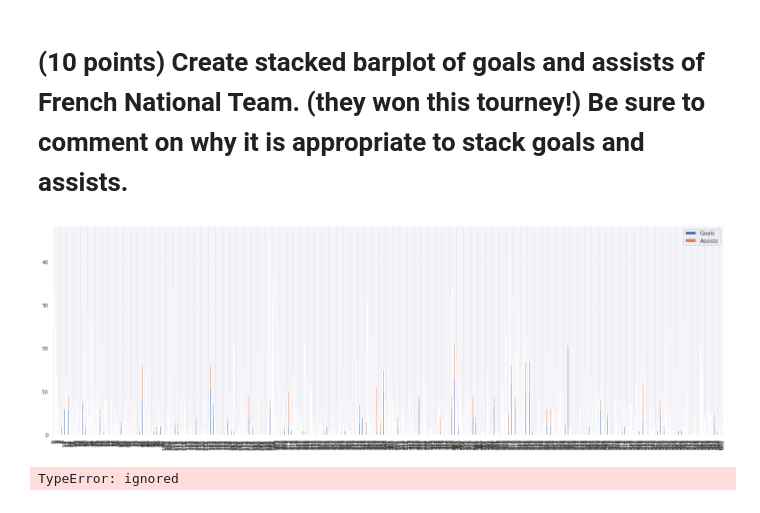
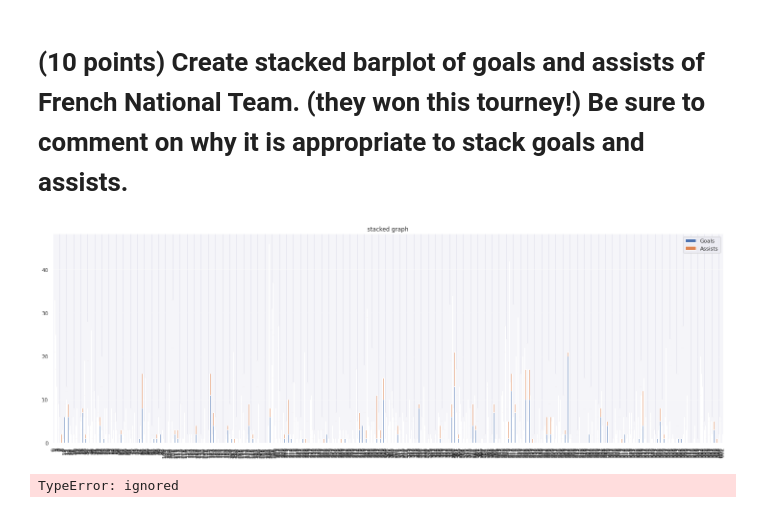
Before and after one commit to sovikapoudel/Data-Visualiation-Spring-2022, a Jupyter notebook: Exam3.ipynb, the cells around one changed output. Saved outputs shown, nothing was run; the diff lists cells and outputs as text; code cells hidden in the pictures.

```diff
--- a/Exam3.ipynb
+++ b/Exam3.ipynb
@@ -207,10 +207,10 @@ plt.show()
 # %% [markdown]
 # (10 points) Create stacked barplot of goals and assists of French National Team. (they won this tourney!) Be sure to comment on why it is appropriate to stack goals and assists.
 # %%
-df[["Goals", "Assists"]].plot.bar( stacked ='True')
-plt.show()
+df[["Goals", "Assists"]].plot.bar( stacked ='True', title="stacked graph")
+plt.show() #this is definitely not what I wanted
 # %% [output]
-[figure, old version]
+[figure, new version]
 # %%
 df1=df.groupby(['nationality'])
 df1([["Goals", "Assists"]]).plot.bar( stacked ='True')
```
Also changed, not shown: parts of 5 cells of this notebook.
